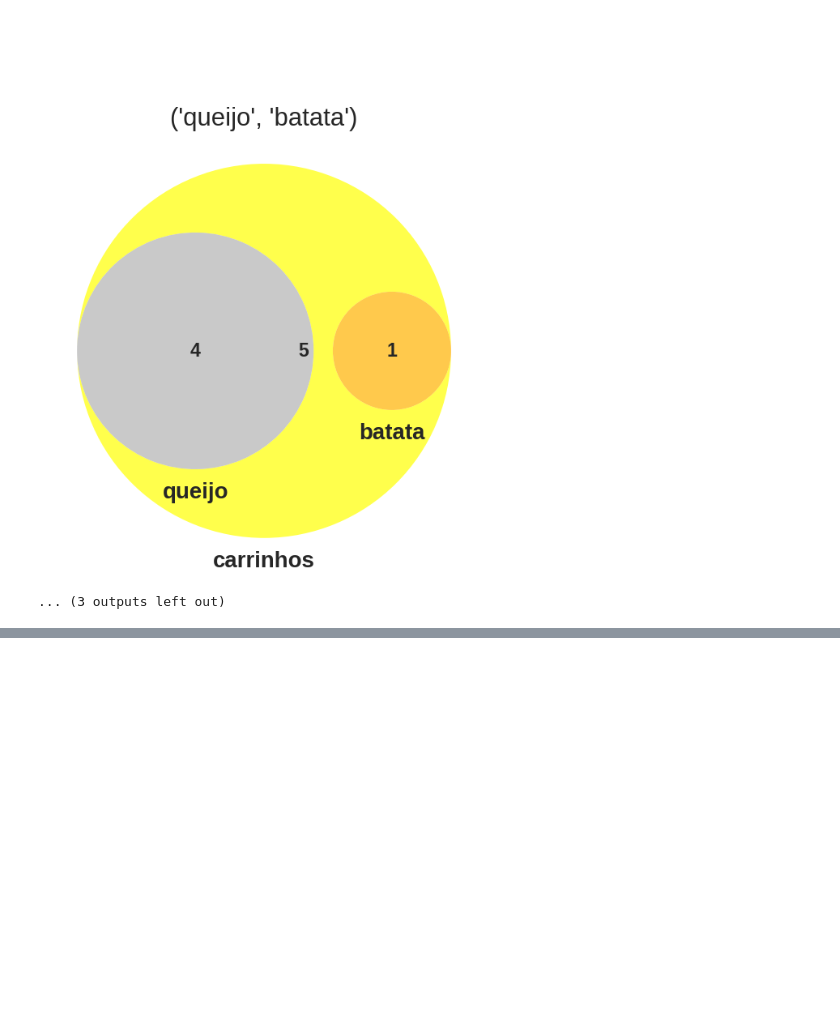
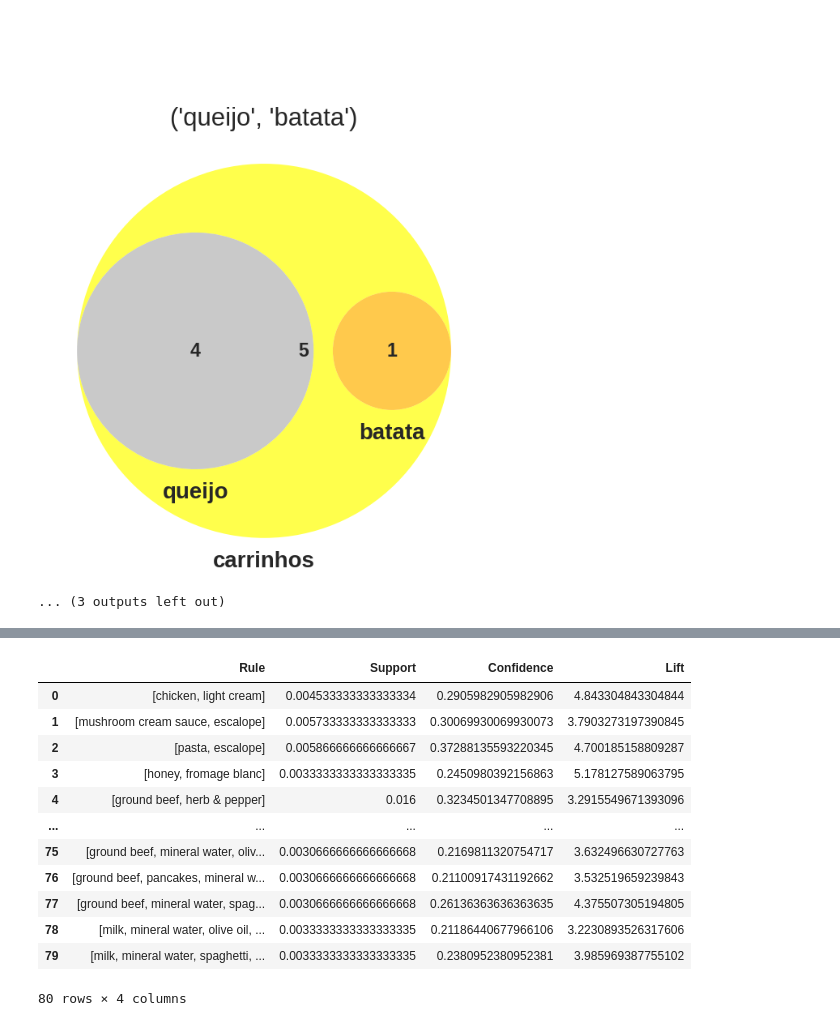
Before and after one commit to bruno-curta/fiap-live-class-mb-analysis, a Jupyter notebook: live_class_market_basket_analysis.ipynb, the cells around one changed output, grey strips where cells are left out. Drawn from its saved outputs; the diff is of its cells as text; code cells hidden in the pictures; blank space fills up the shorter version.

```diff
--- a/live_class_market_basket_analysis.ipynb
+++ b/live_class_market_basket_analysis.ipynb
@@ -581,5 +310,0 @@ Name: product, dtype: object
-# %%
-lista = df_clean[['transaction_id', 'product']].groupby('transaction_id').apply(lambda x: x['product'].str.lower().str.replace("'","").tolist())
-l = []
-for i in lista.index:
-    l.append(lista[i])
@@ -614,0 +408,6 @@ len(resultados)
+# %%
+from apyori import apriori
+
+arules = apriori(lista, min_support=0.003, min_confidence=0.2,
+                            min_lift=3, min_length=2)
+results = list(arules)
@@ -614,0 +426,10 @@ len(resultados)
+# %%
+for i in results:
+
+    regra = i[0]
+    produtos = [x for x in regra]
+    print("Rule: " + produtos[0] + " -> " + produtos[1])
+    print("Support: " + str(i[1]))
+    print("Confidence: " + str(i[2][0][2]))
+    print("Lift: " + str(i[2][0][3]))
+    print("~~~~~~~~~~~~~~~~~~~~~~~~~~~~~~~~~~~~~~~~~~~~")
@@ -614,0 +454,31 @@ len(resultados)
+# %%
+Rule = []
+Support = []
+Confidence = []
+Lift = []
+for i in results:
+
+    regra = i[0]
+    produtos = [x for x in regra]
+    Rule.append(produtos)
+    Support.append(str(i[1]))
+    Confidence.append(str(i[2][0][2]))
+    Lift.append(str(i[2][0][3]))
+# %%
+dict = {'Rule': Rule, 'Support': Support, 'Confidence': Confidence, "Lift": Lift}
+d = pd.DataFrame(dict)
+d
+# %% [output]
+|  | Rule | Support | Confidence | Lift |
+| 0 | [chicken, light cream] | 0.004533333333333334 | 0.2905982905982906 | 4.843304843304844 |
+| 1 | [mushroom cream sauce, escalope] | 0.005733333333333333 | 0.30069930069930073 | 3.7903273197390845 |
+| 2 | [pasta, escalope] | 0.005866666666666667 | 0.37288135593220345 | 4.700185158809287 |
+| 3 | [honey, fromage blanc] | 0.0033333333333333335 | 0.2450980392156863 | 5.178127589063795 |
+| 4 | [ground beef, herb & pepper] | 0.016 | 0.3234501347708895 | 3.2915549671393096 |
+| ... | ... | ... | ... | ... |
+| 75 | [ground beef, mineral water, oliv... | 0.0030666666666666668 | 0.2169811320754717 | 3.632496630727763 |
+| 76 | [ground beef, pancakes, mineral w... | 0.0030666666666666668 | 0.21100917431192662 | 3.532519659239843 |
+| 77 | [ground beef, mineral water, spag... | 0.0030666666666666668 | 0.26136363636363635 | 4.375507305194805 |
+| 78 | [milk, mineral water, olive oil, ... | 0.0033333333333333335 | 0.21186440677966106 | 3.2230893526317606 |
+| 79 | [milk, mineral water, spaghetti, ... | 0.0033333333333333335 | 0.2380952380952381 | 3.985969387755102 |
+80 rows × 4 columns
```
Also changed, not shown: parts of 73 cells of this notebook.
